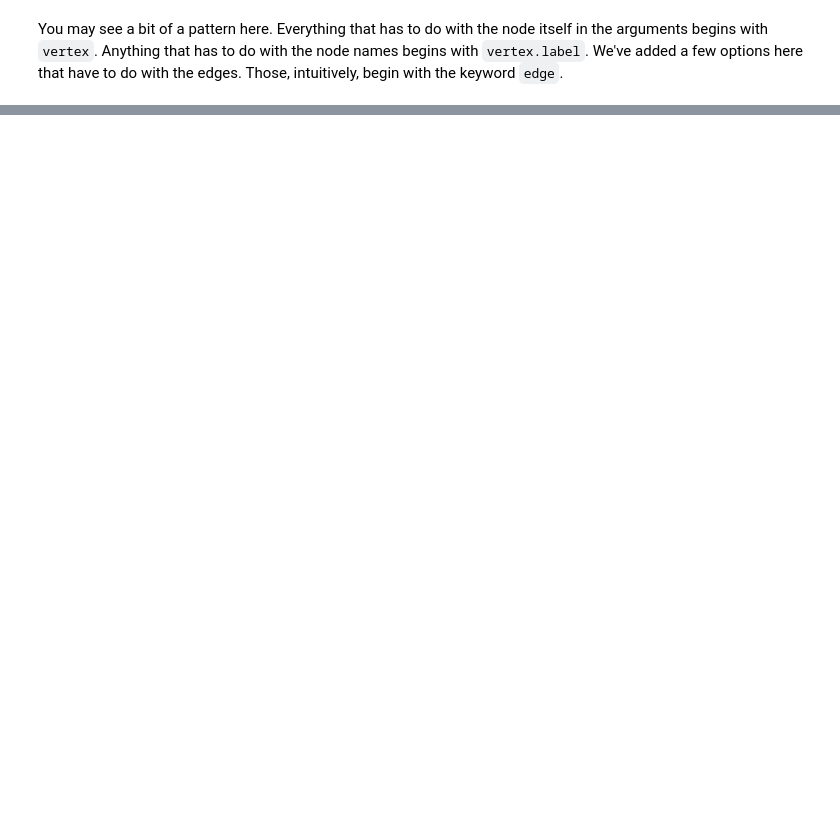
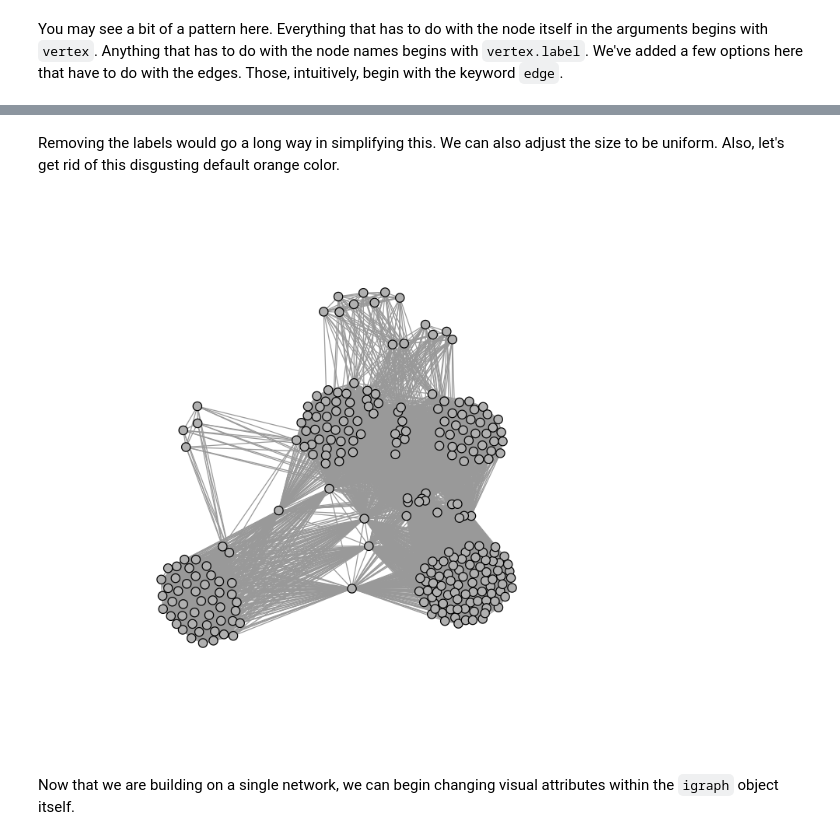
Before and after one commit to alexhanna/zurich-sna, a Jupyter notebook: Network Visualization.ipynb, the cells around one changed output, grey strips where cells are left out. Saved outputs shown, nothing was run; the diff lists cells and outputs as text; code cells hidden in the pictures; blank space fills up the shorter version.

```diff
--- a/Network Visualization.ipynb
+++ b/Network Visualization.ipynb
@@ -219,0 +214,11 @@ OTHER |  |
+# %% [markdown]
+Removing the labels would go a long way in simplifying this. We can also adjust the size to be uniform. Also, let's get rid of this disgusting default orange color.
+# %%
+plot(revere.person.g,
+    vertex.label = NA,
+    vertex.color = 'gray',
+    vertex.size = 5)
+# %% [output]
+[figure, added]
+# %% [markdown]
+Now that we are building on a single network, we can begin changing visual attributes within the `igraph` object itself.
```
Also changed, not shown: parts of 47 cells of this notebook, 3 other files.
